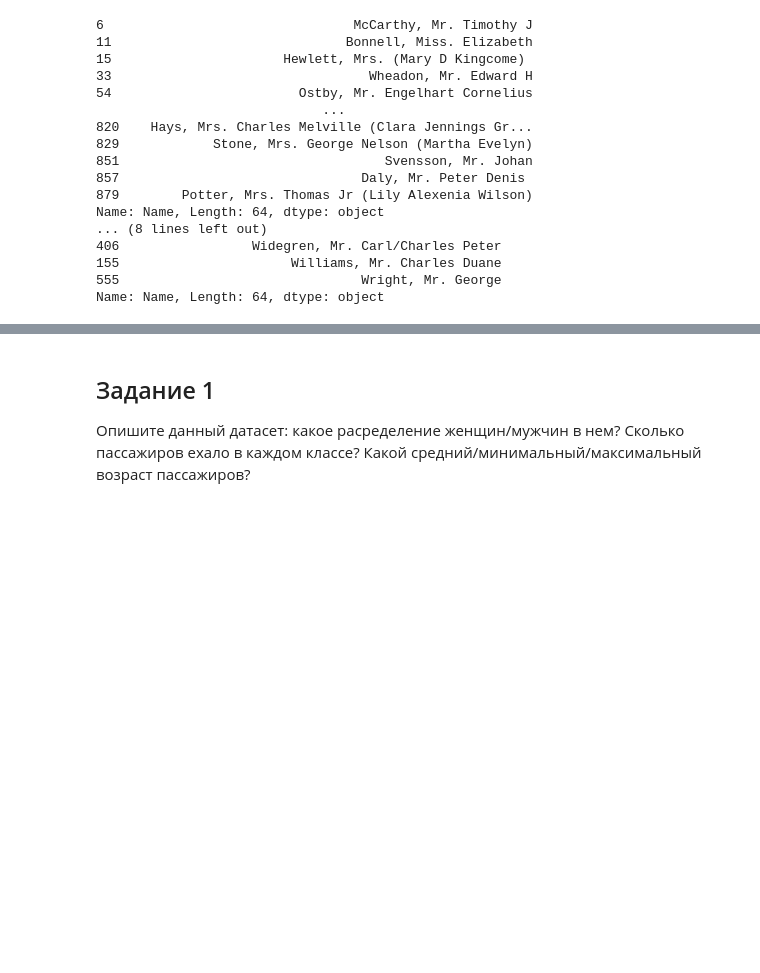
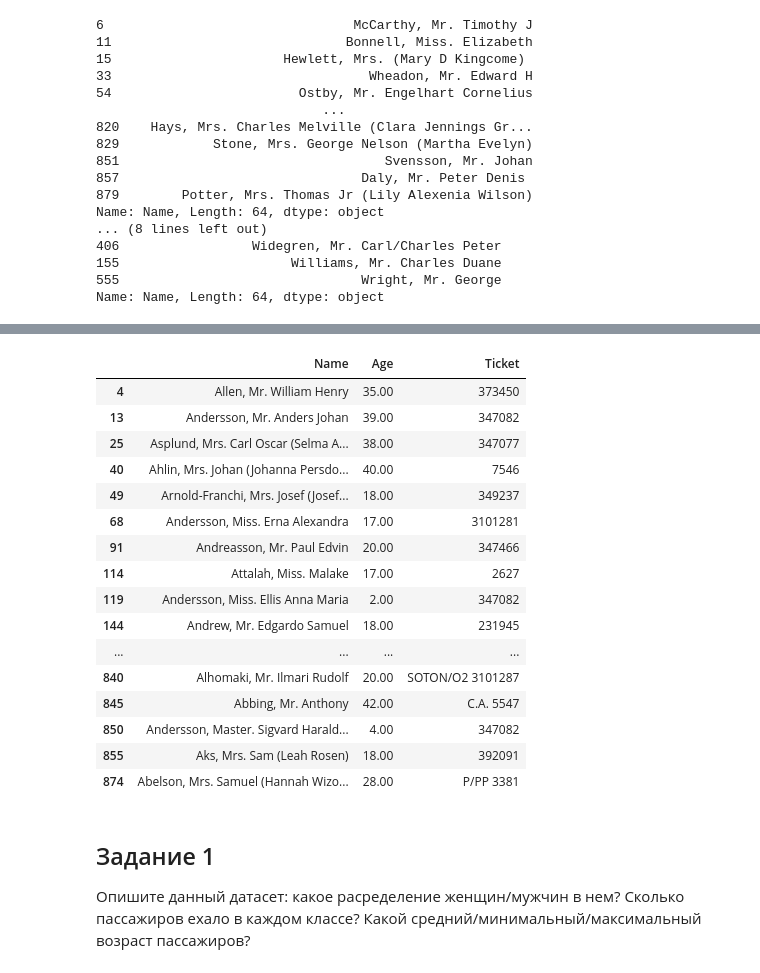
Before and after one commit to SynKolbasyn/School, a Jupyter notebook: AI/Lesson_04_09_2023/[seminar, basic]pandas.ipynb, the cells around one changed output, grey strips where cells are left out. Saved outputs shown, nothing was run; the diff lists cells and outputs as text; code cells hidden in the pictures; blank space fills up the shorter version.

```diff
--- a/AI/Lesson_04_09_2023/[seminar, basic]pandas.ipynb
+++ b/AI/Lesson_04_09_2023/[seminar, basic]pandas.ipynb
@@ -497,9 +497,3 @@ Name: Name, Length: 64, dtype: object
 155                      Williams, Mr. Charles Duane
 555                               Wright, Mr. George
 Name: Name, Length: 64, dtype: object
-# %%
-array = []
-for i, name in titanik_passengers[["PassengerId", "Name"]].values:
-    if name.startswith("A"):
-        array.append(i)
-print(array)
@@ -508,8 +499,0 @@ print(array)
-# %%
-d = {"Name": [], "Age": [], "Ticket": []}
-for name, age, ticket in titanik_passengers.iloc[:, [2, 4, 7]].values:
-    if name.startswith("A"):
-        d["Name"].append(name)
-        d["Age"].append(age)
-        d["Ticket"].append(ticket)
-print(pd.DataFrame(d))
@@ -534,3 +521,23 @@ print(pd.DataFrame(d))
+# %%
+titanik_passengers[[name.startswith("A") for name in titanik_passengers["Name"]]].loc[:, ["Name", "Age", "Ticket"]]
+# %% [output]
+|  | Name | Age | Ticket |
+| 4 | Allen, Mr. William Henry | 35.00 | 373450 |
+| 13 | Andersson, Mr. Anders Johan | 39.00 | 347082 |
+| 25 | Asplund, Mrs. Carl Oscar (Selma A... | 38.00 | 347077 |
+| 40 | Ahlin, Mrs. Johan (Johanna Persdo... | 40.00 | 7546 |
+| 49 | Arnold-Franchi, Mrs. Josef (Josef... | 18.00 | 349237 |
+| 68 | Andersson, Miss. Erna Alexandra | 17.00 | 3101281 |
+| 91 | Andreasson, Mr. Paul Edvin | 20.00 | 347466 |
+| 114 | Attalah, Miss. Malake | 17.00 | 2627 |
+| 119 | Andersson, Miss. Ellis Anna Maria | 2.00 | 347082 |
+| 144 | Andrew, Mr. Edgardo Samuel | 18.00 | 231945 |
+| ... | ... | ... | ... |
+| 840 | Alhomaki, Mr. Ilmari Rudolf | 20.00 | SOTON/O2 3101287 |
+| 845 | Abbing, Mr. Anthony | 42.00 | C.A. 5547 |
+| 850 | Andersson, Master. Sigvard Harald... | 4.00 | 347082 |
+| 855 | Aks, Mrs. Sam (Leah Rosen) | 18.00 | 392091 |
+| 874 | Abelson, Mrs. Samuel (Hannah Wizo... | 28.00 | P/PP 3381 |
 # %% [markdown]
 ## Задание 1
 Опишите данный датасет: какое расределение женщин/мужчин в нем? Сколько пассажиров ехало в каждом классе? Какой средний/минимальный/максимальный возраст пассажиров?
```
Also changed, not shown: parts of 3 cells of this notebook, 1 other file.
